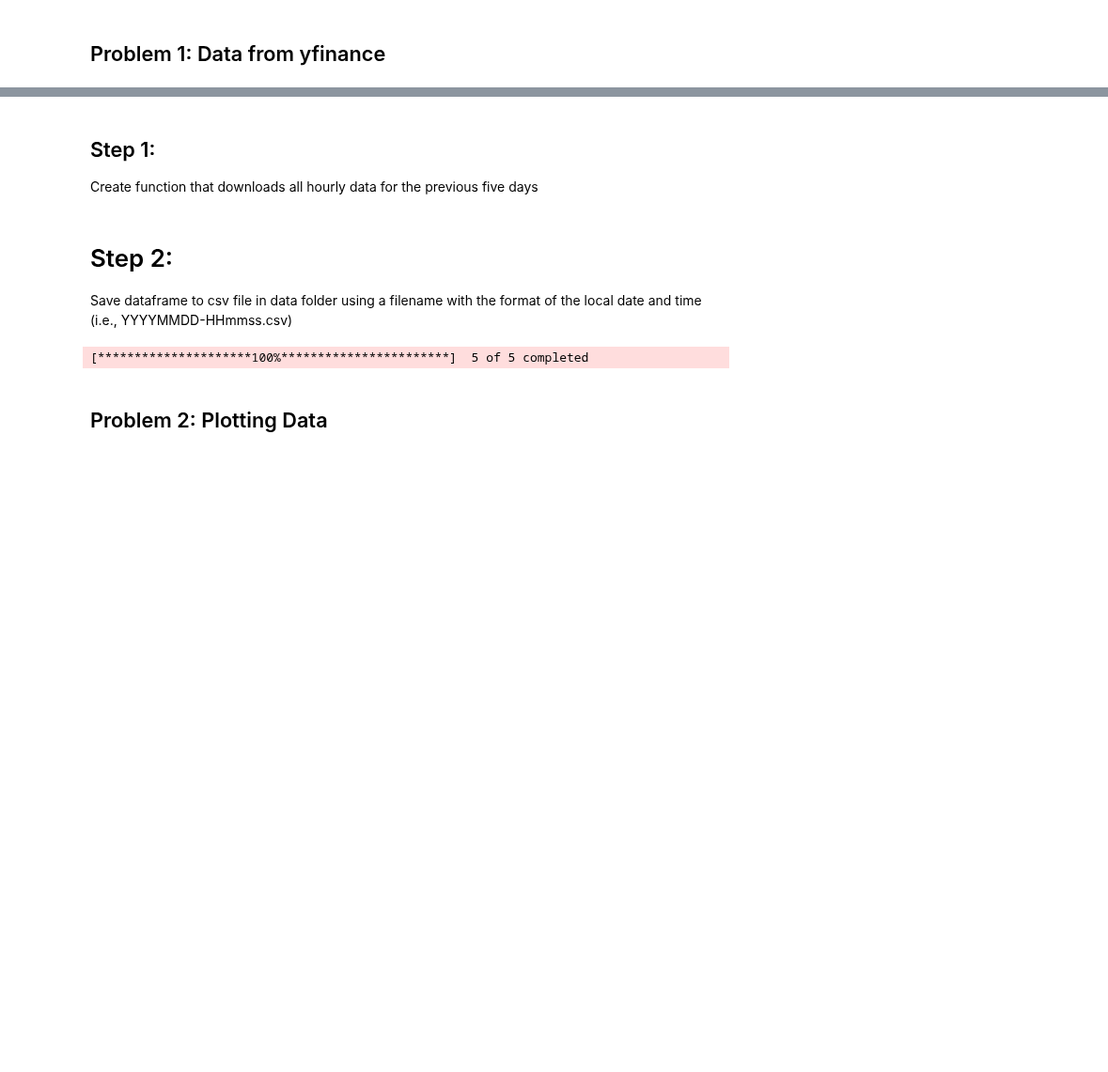
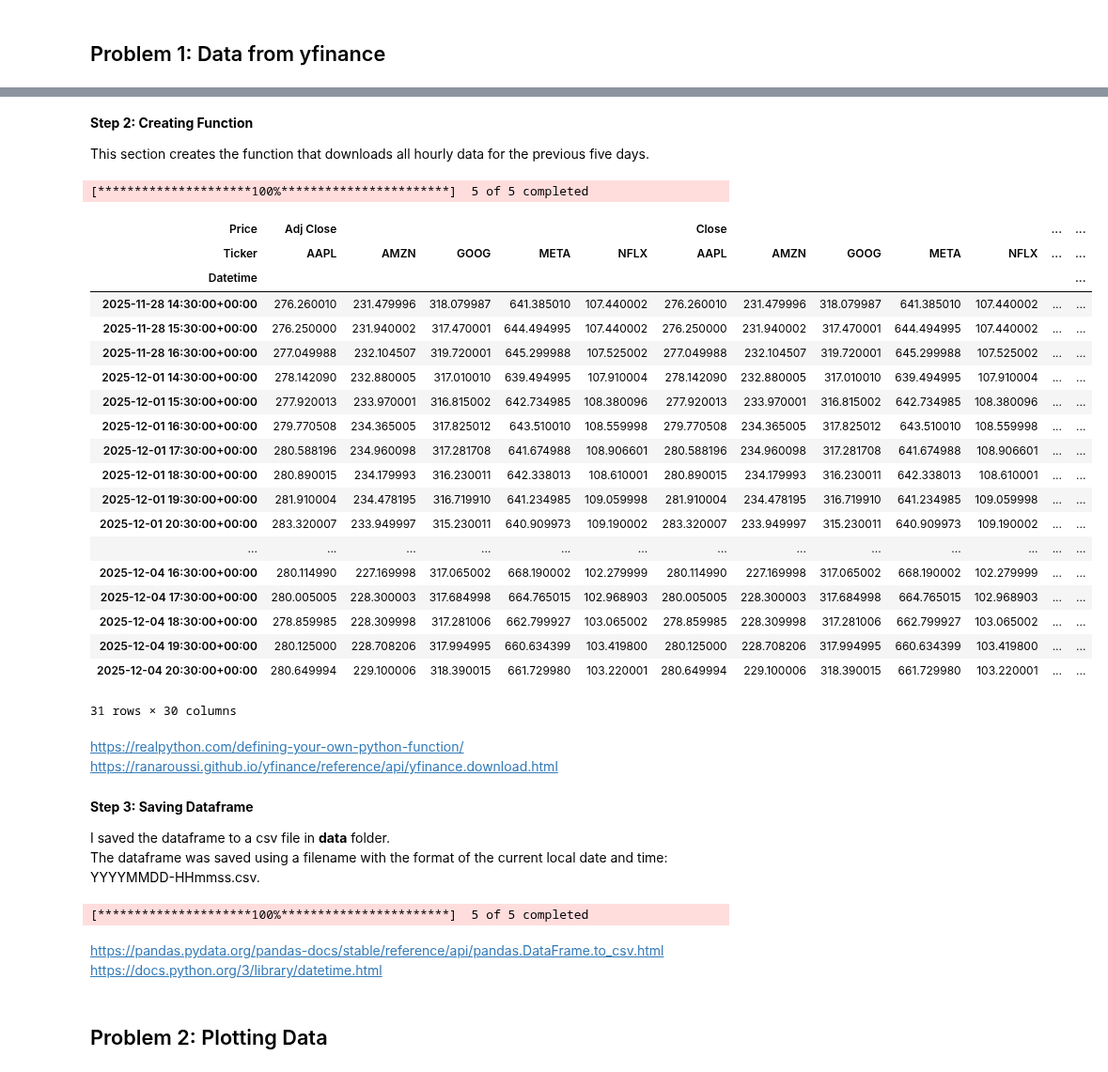
Before and after one commit to NibnabCodes/ci_assessment, a Jupyter notebook: problems.ipynb, the cells around one changed output, grey strips where cells are left out. Shown at 94% size. Drawn from its saved outputs; the diff is of its cells as text; code cells hidden in the pictures; blank space fills up the shorter version.

```diff
--- a/problems.ipynb
+++ b/problems.ipynb
@@ -46,29 +56,52 @@ df = yf.download(['META', 'AAPL', 'AMZN', 'NFLX', 'GOOG'], period='5d')
 # %% [markdown]
-## Step 1:
-Create function that downloads all hourly data for the previous five days
+<b>Step 2: Creating Function</b>
+
+This section creates the function that downloads all hourly data for the previous five days.
 # %%
 # Create function
 def get_data():
     tickers = ["META", "AAPL", "AMZN", "NFLX", "GOOG"] # assign tickers
     data = yf.download( #
     tickers=tickers, #
     period="5d", #
     interval="1h", #
     auto_adjust=False #
     )
 
     return data #
 
 # Call function
-# get_data()
-
-
-# https://realpython.com/defining-your-own-python-function/
-# https://ranaroussi.github.io/yfinance/reference/api/yfinance.download.html
+get_data()
+# %% [output]
+[*********************100%***********************]  5 of 5 completed
+| Price | Adj Close |  |  |  |  | Close |  |  |  |  | ... | ... |
+| Ticker | AAPL | AMZN | GOOG | META | NFLX | AAPL | AMZN | GOOG | META | NFLX | ... | ... |
+| Datetime |  |  |  |  |  |  |  |  |  |  |  | ... |
+| 2025-11-28 14:30:00+00:00 | 276.260010 | 231.479996 | 318.079987 | 641.385010 | 107.440002 | 276.260010 | 231.479996 | 318.079987 | 641.385010 | 107.440002 | ... | ... |
+| 2025-11-28 15:30:00+00:00 | 276.250000 | 231.940002 | 317.470001 | 644.494995 | 107.440002 | 276.250000 | 231.940002 | 317.470001 | 644.494995 | 107.440002 | ... | ... |
+| 2025-11-28 16:30:00+00:00 | 277.049988 | 232.104507 | 319.720001 | 645.299988 | 107.525002 | 277.049988 | 232.104507 | 319.720001 | 645.299988 | 107.525002 | ... | ... |
+| 2025-12-01 14:30:00+00:00 | 278.142090 | 232.880005 | 317.010010 | 639.494995 | 107.910004 | 278.142090 | 232.880005 | 317.010010 | 639.494995 | 107.910004 | ... | ... |
+| 2025-12-01 15:30:00+00:00 | 277.920013 | 233.970001 | 316.815002 | 642.734985 | 108.380096 | 277.920013 | 233.970001 | 316.815002 | 642.734985 | 108.380096 | ... | ... |
+| 2025-12-01 16:30:00+00:00 | 279.770508 | 234.365005 | 317.825012 | 643.510010 | 108.559998 | 279.770508 | 234.365005 | 317.825012 | 643.510010 | 108.559998 | ... | ... |
+| 2025-12-01 17:30:00+00:00 | 280.588196 | 234.960098 | 317.281708 | 641.674988 | 108.906601 | 280.588196 | 234.960098 | 317.281708 | 641.674988 | 108.906601 | ... | ... |
+| 2025-12-01 18:30:00+00:00 | 280.890015 | 234.179993 | 316.230011 | 642.338013 | 108.610001 | 280.890015 | 234.179993 | 316.230011 | 642.338013 | 108.610001 | ... | ... |
+| 2025-12-01 19:30:00+00:00 | 281.910004 | 234.478195 | 316.719910 | 641.234985 | 109.059998 | 281.910004 | 234.478195 | 316.719910 | 641.234985 | 109.059998 | ... | ... |
+| 2025-12-01 20:30:00+00:00 | 283.320007 | 233.949997 | 315.230011 | 640.909973 | 109.190002 | 283.320007 | 233.949997 | 315.230011 | 640.909973 | 109.190002 | ... | ... |
+| ... | ... | ... | ... | ... | ... | ... | ... | ... | ... | ... | ... | ... |
+| 2025-12-04 16:30:00+00:00 | 280.114990 | 227.169998 | 317.065002 | 668.190002 | 102.279999 | 280.114990 | 227.169998 | 317.065002 | 668.190002 | 102.279999 | ... | ... |
+| 2025-12-04 17:30:00+00:00 | 280.005005 | 228.300003 | 317.684998 | 664.765015 | 102.968903 | 280.005005 | 228.300003 | 317.684998 | 664.765015 | 102.968903 | ... | ... |
+| 2025-12-04 18:30:00+00:00 | 278.859985 | 228.309998 | 317.281006 | 662.799927 | 103.065002 | 278.859985 | 228.309998 | 317.281006 | 662.799927 | 103.065002 | ... | ... |
+| 2025-12-04 19:30:00+00:00 | 280.125000 | 228.708206 | 317.994995 | 660.634399 | 103.419800 | 280.125000 | 228.708206 | 317.994995 | 660.634399 | 103.419800 | ... | ... |
+| 2025-12-04 20:30:00+00:00 | 280.649994 | 229.100006 | 318.390015 | 661.729980 | 103.220001 | 280.649994 | 229.100006 | 318.390015 | 661.729980 | 103.220001 | ... | ... |
+31 rows × 30 columns
+# %% [markdown]
+https://realpython.com/defining-your-own-python-function/
+https://ranaroussi.github.io/yfinance/reference/api/yfinance.download.html
 # %% [markdown]
-# Step 2:
-Save dataframe to csv file in data folder
-using a filename with the format of the local date and time (i.e., YYYYMMDD-HHmmss.csv)
+<b>Step 3: Saving Dataframe</b>
+
+I saved the dataframe to a csv file in <b>data</b> folder.
+The dataframe was saved using a filename with the format of the current local date and time: YYYYMMDD-HHmmss.csv.
 # %%
 # get local date & time
 local = dt.datetime.now().strftime("%Y%m%d-%H%M%S")
@@ -83,5 +113,8 @@ get_data().to_csv("./data/" +  # save to data folder
 # %% [output]
 [*********************100%***********************]  5 of 5 completed
+# %% [markdown]
+https://pandas.pydata.org/pandas-docs/stable/reference/api/pandas.DataFrame.to_csv.html
+https://docs.python.org/3/library/datetime.html
 # %% [markdown]
 ## Problem 2: Plotting Data
 # %% [markdown]
```
Also changed, not shown: parts of 6 cells of this notebook, 2 other files.
